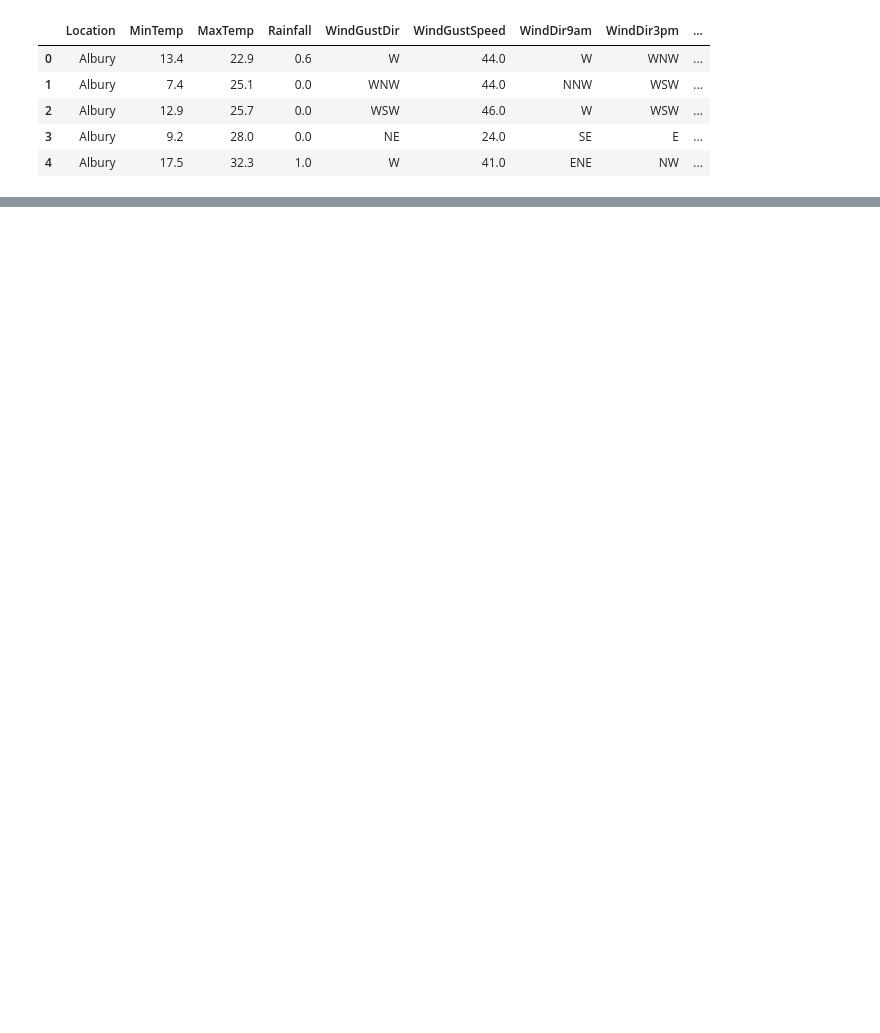
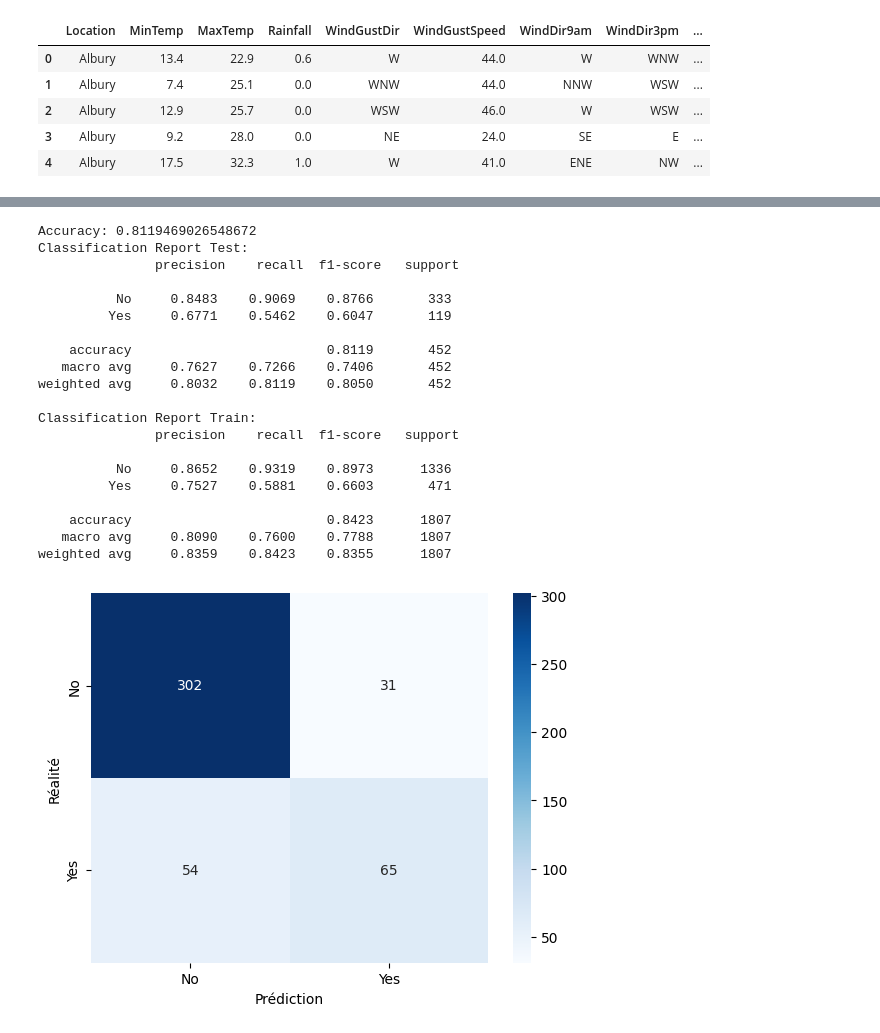
Before and after one commit to Lionel-JOURDHIER/MLFL, a Jupyter notebook: Projet.ipynb, the cells around one changed output, grey strips where cells are left out. Saved outputs shown, nothing was run; the diff lists cells and outputs as text; code cells hidden in the pictures; blank space fills up the shorter version.

```diff
--- a/Projet.ipynb
+++ b/Projet.ipynb
@@ -221,0 +678,38 @@ weighted avg     0.8399    0.8058    0.8161     22585
+# %%
+# Evaluation du model
+score = accuracy_score(y_test, y_pred)
+print("Accuracy:", accuracy_score(y_test, y_pred))
+print("Classification Report Test:\n", classification_report(y_test, y_pred, digits=4))
+
+y_pred2 = model.predict(X_train)
+print("Classification Report Train:\n", classification_report(y_train, y_pred2, digits=4))
+
+# 13. Afficher la matrice de confusion
+conf_matrix = confusion_matrix(y_test, y_pred)
+sns.heatmap(conf_matrix, annot=True, fmt='d', cmap='Blues',
+            xticklabels=pipeline.classes_, yticklabels=pipeline.classes_)
+plt.xlabel('Prédiction')
+plt.ylabel('Réalité')
+plt.show()
+# %% [output]
+Accuracy: 0.8119469026548672
+Classification Report Test:
+               precision    recall  f1-score   support
+
+          No     0.8483    0.9069    0.8766       333
+         Yes     0.6771    0.5462    0.6047       119
+
+    accuracy                         0.8119       452
+   macro avg     0.7627    0.7266    0.7406       452
+weighted avg     0.8032    0.8119    0.8050       452
+
+Classification Report Train:
+               precision    recall  f1-score   support
+
+          No     0.8652    0.9319    0.8973      1336
+         Yes     0.7527    0.5881    0.6603       471
+
+    accuracy                         0.8423      1807
+   macro avg     0.8090    0.7600    0.7788      1807
+weighted avg     0.8359    0.8423    0.8355      1807
+[figure, added]
```
Also changed, not shown: parts of 16 cells of this notebook, 1 other file.
